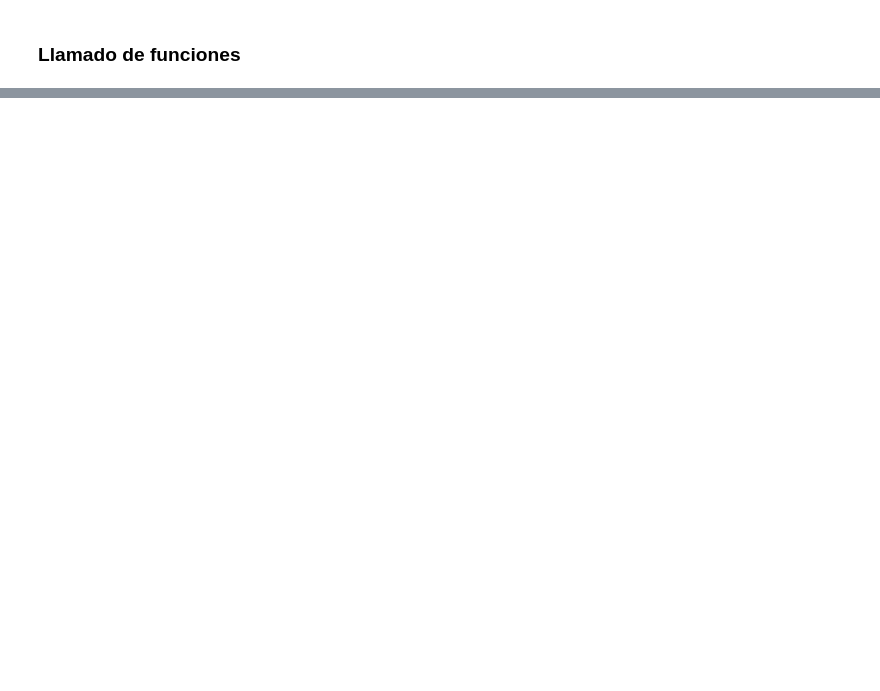
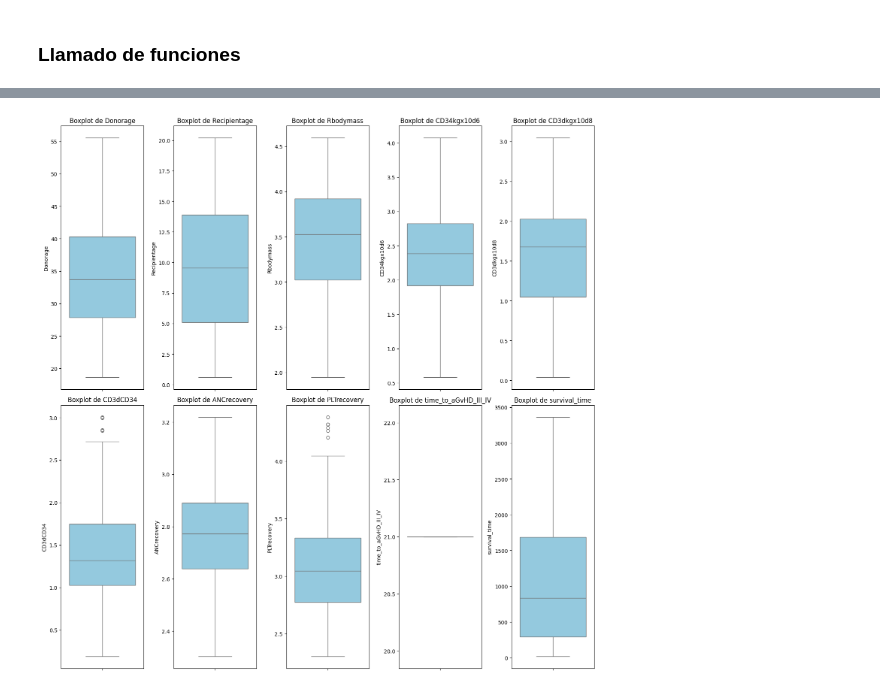
Before and after one commit to f3270/MLOps_team6, a Jupyter notebook: notebooks/Fase_1_Refactored_v1.ipynb, the cells around one changed output, grey strips where cells are left out. Cells and saved outputs as stored; diff of their text form; code cells hidden in the pictures; blank space fills up the shorter version.

```diff
--- a/notebooks/Fase_1_Refactored_v1.ipynb
+++ b/notebooks/Fase_1_Refactored_v1.ipynb
@@ -232,0 +485,12 @@ mostrar_correlacion(bmtch_df_clean, correlacion_columnas, 'survival_time')
+# %%
+columns_to_clean = ['Rbodymass', 'CD34kgx10d6', 'CD3dkgx10d8', 'CD3dCD34', 'ANCrecovery', 'PLTrecovery', 'time_to_aGvHD_III_IV', 'survival_time']
+selected_columns = ['Donorage', 'Recipientage', 'Rbodymass', 'CD34kgx10d6', 'CD3dkgx10d8',
+                    'CD3dCD34', 'ANCrecovery', 'PLTrecovery', 'time_to_aGvHD_III_IV', 'survival_time']
+
+# Reemplazar outliers con NaN en las columnas seleccionadas
+limpiar_outliers_en_columnas(bmtch_df_clean, columns_to_clean)
+
+# Crear boxplots después de la limpieza
+crear_boxplots_despues_de_limpiar(bmtch_df_clean, selected_columns)
+# %% [output]
+[figure, added]
```
Also changed, not shown: parts of 77 cells of this notebook.
